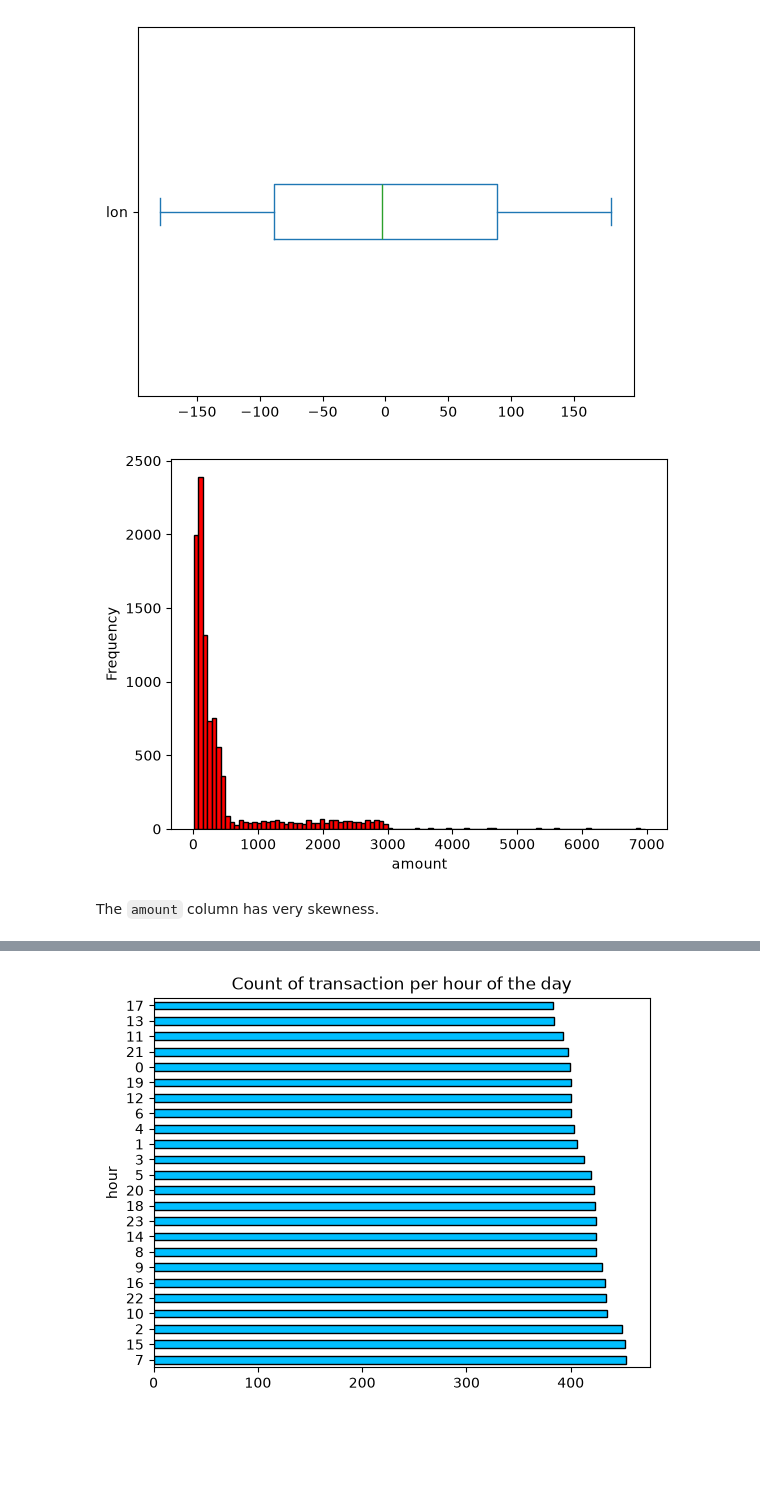
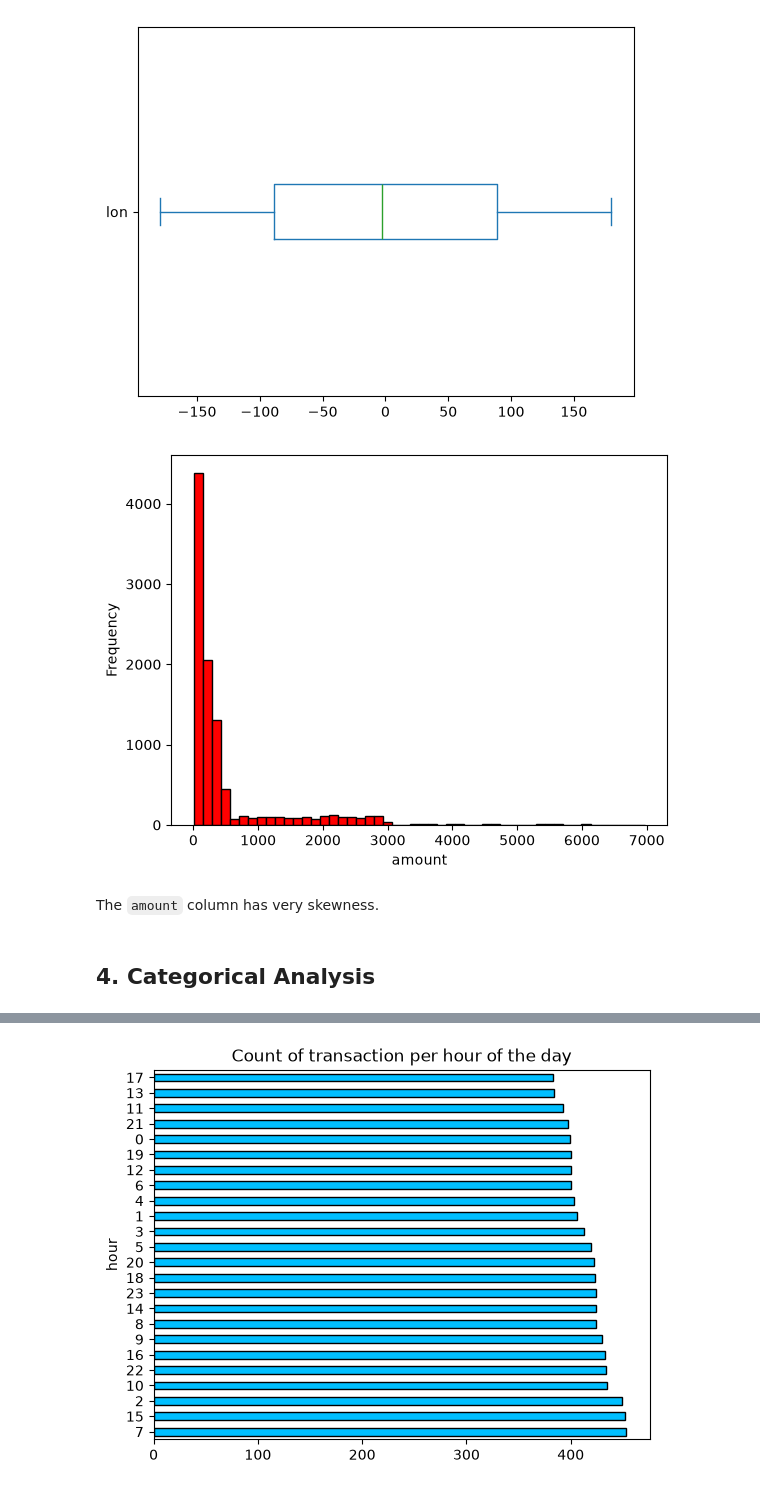
Before and after one commit to BS-prime/Real-Time-Fraud-Detection-System, a Jupyter notebook: notebooks/EDA.ipynb, the cells around one changed output, grey strips where cells are left out. Saved outputs shown, nothing was run; the diff lists cells and outputs as text; code cells hidden in the pictures; blank space fills up the shorter version.

```diff
--- a/notebooks/EDA.ipynb
+++ b/notebooks/EDA.ipynb
@@ -137,10 +137,12 @@ Boxplot for lat
 Boxplot for lon
 [figure]
 # %%
-df.amount.plot(kind="hist", bins=100, color="r", edgecolor="k")
+df.amount.plot(kind="hist", bins=50, color="r", edgecolor="k")
 plt.xlabel("amount")
 plt.show()
 # %% [output]
-[figure, old version]
+[figure, new version]
 # %% [markdown]
 The `amount` column has very skewness.
+# %% [markdown]
+## 4. Categorical Analysis
```
Also changed, not shown: parts of 6 cells of this notebook, 2 other files.
